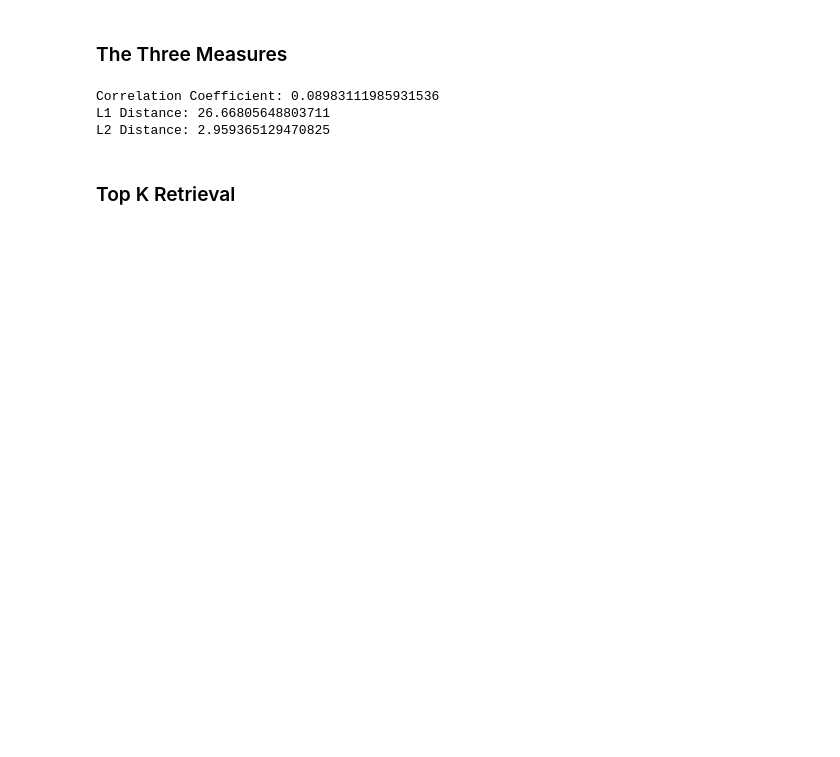
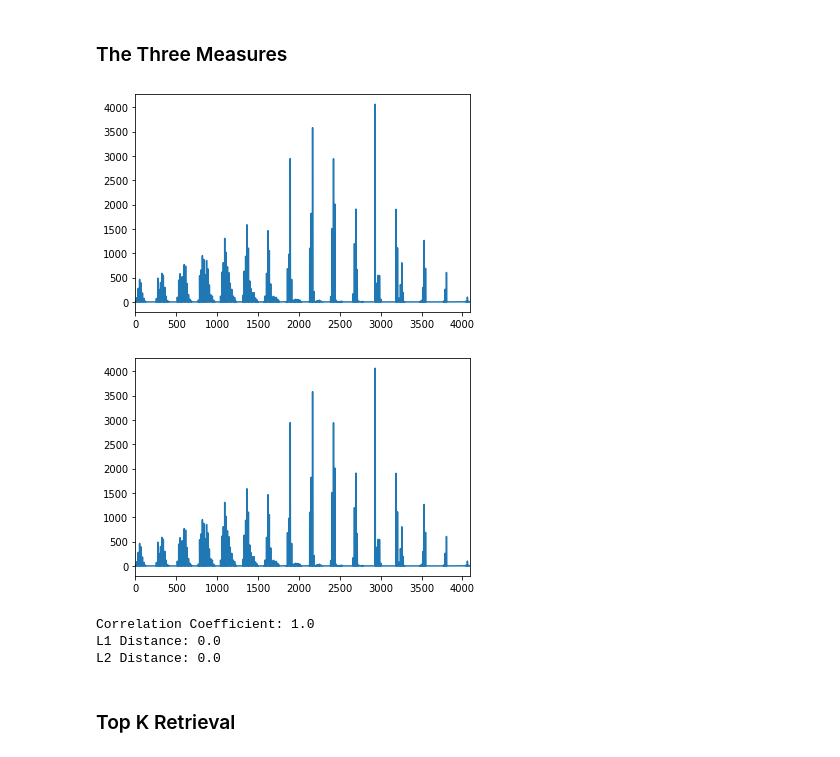
Before and after one commit to DhruvKudale/content-based-image-retrieval, a Jupyter notebook: notebooks/DIP_Project.ipynb, the cells around one changed output. Saved outputs shown, nothing was run; the diff lists cells and outputs as text; code cells hidden in the pictures; blank space fills up the shorter version.

```diff
--- a/notebooks/DIP_Project.ipynb
+++ b/notebooks/DIP_Project.ipynb
@@ -83,13 +83,13 @@ def compare_basic_histograms(img1, img2, bins):
     hist_img2 = cv2.calcHist([img2], [0, 1, 2], None, channel_bins, ranges)
 
     #Just to show
-#     plt.plot(hist_img1.ravel())
-#     plt.xlim([0,bins**3])
-#     plt.show()
+    plt.plot(hist_img1.ravel())
+    plt.xlim([0,bins**3])
+    plt.show()
 
-#     plt.plot(hist_img2.ravel())
-#     plt.xlim([0,bins**3])
-#     plt.show()
+    plt.plot(hist_img2.ravel())
+    plt.xlim([0,bins**3])
+    plt.show()
 
     # Normalize histograms
     cv2.normalize(hist_img1, hist_img1, alpha=0, beta=1, norm_type=cv2.NORM_MINMAX)
@@ -186,28 +186,30 @@ def compare_ccvs(img1, img2, channel_bins, tau):
     return np.abs(corr), l1, l2
 # %%
 # Example usage
-image1_path = '/home/dhruv/Projects/CBIR/data/823.jpg'
-image2_path = '/home/dhruv/Projects/CBIR/data/image-882.jpg'
+image1_path = '/home/dhruv/Projects/CBIR/dataset/training_set/mountains_and_snow/882.jpg'
+image2_path = '/home/dhruv/Projects/CBIR/dataset/training_set/mountains_and_snow/882.jpg'
 
 # Read images
 img1 = cv2.imread(image1_path)
 img2 = cv2.imread(image2_path)
 
 # Preprocess images
 channel_bins = 16
 #n_colours = channel_bins ** 3
 
-#correlation, l1, l2 = compare_basic_histograms(img1, img2, channel_bins)
-correlation, l1, l2 = compare_split_histograms(img1, img2, channel_bins)
+correlation, l1, l2 = compare_basic_histograms(img1, img2, channel_bins)
+#correlation, l1, l2 = compare_split_histograms(img1, img2, channel_bins)
 #correlation, l1, l2 = compare_ccvs(img1, img2, channel_bins, 300)
 
 print(f"Correlation Coefficient: {correlation}")
 print(f"L1 Distance: {l1}")
 print(f"L2 Distance: {l2}")
 # %% [output]
+[figure, added]
+[figure, added]
-Correlation Coefficient: 0.08983111985931536
-L1 Distance: 26.66805648803711
-L2 Distance: 2.959365129470825
+Correlation Coefficient: 1.0
+L1 Distance: 0.0
+L2 Distance: 0.0
 # %% [markdown]
 ### Top K Retrieval
 # %%
```
Also changed, not shown: parts of 2 cells of this notebook, 4 other files.
